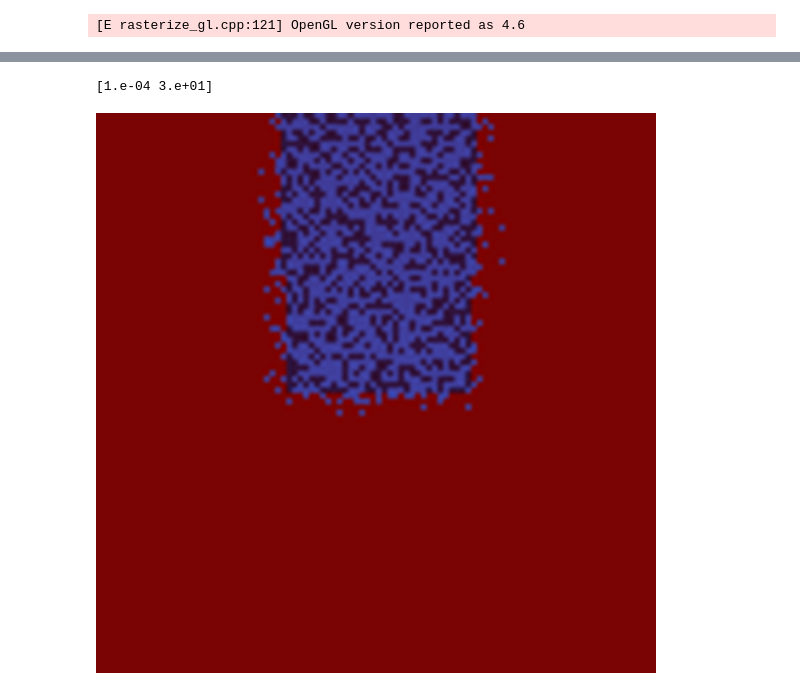
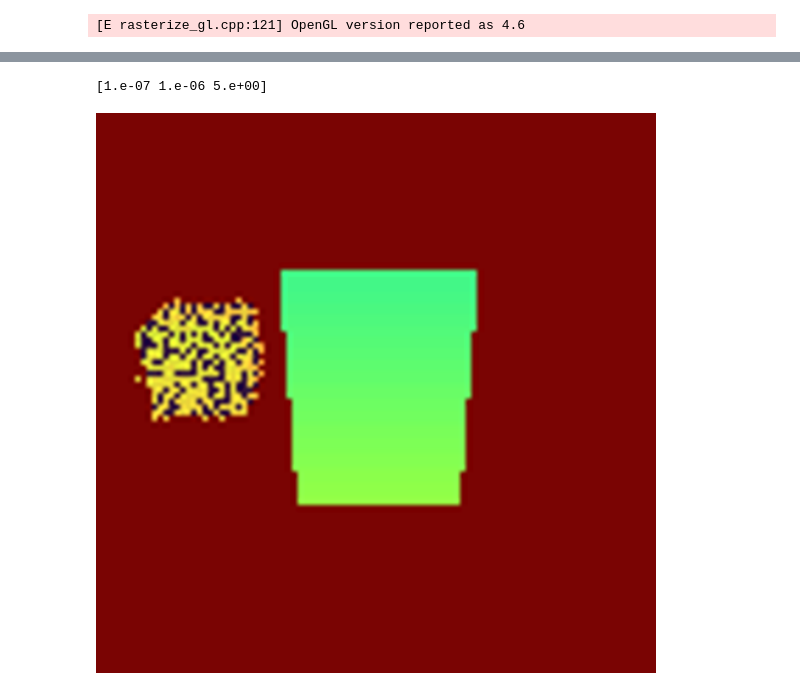
Before and after one commit to probcomp/bayes3d, a Jupyter notebook: experiments/tabletop/posterior_uncertainty.ipynb, the cells around one changed output, grey strips where cells are left out. Saved outputs shown, nothing was run; the diff lists cells and outputs as text; code cells hidden in the pictures.

```diff
--- a/experiments/tabletop/posterior_uncertainty.ipynb
+++ b/experiments/tabletop/posterior_uncertainty.ipynb
@@ -8,13 +8,16 @@ import trimesh
 import copy
 import open3d as o3d
 from tqdm import tqdm
+import matplotlib.pyplot as plt
+from PIL import Image
+import io
 
 intrinsics = j.Intrinsics(
     height=100,
     width=100,
     fx=100.0, fy=100.0,
     cx=50.0, cy=50.0,
-    near=1.0, far=5000.0
+    near=1.0, far=500.0
 )
 # %% [output]
 Jupyter environment detected. Enabling Open3D WebVisualizer.
@@ -37,17 +40,17 @@ table_mesh = j.mesh.make_table_mesh(
 table_dims = j.utils.aabb(table_mesh.vertices)[0]
 table_pose = j.t3d.inverse_pose(
     j.t3d.transform_from_pos_target_up(
-        jnp.array([0.0, 300.0, 50.0]),
+        jnp.array([0.0, 300.0, 150.0]),
         jnp.array([0.0, 0.0, 0.0]),
         jnp.array([0.0, 0.0, 1.0]),
     )
 )
 contact_plane = table_pose @ j.scene_graph.contact_planes(table_dims)[2]
 # %%
-occluder = j.mesh.make_cuboid_mesh(jnp.array([0.1, 100.0, 200.0]))
-obj_a = j.mesh.make_cuboid_mesh(jnp.array([0.2, 70.0, 50.0]))
-obj_b = j.mesh.make_cuboid_mesh(jnp.array([0.2, 50.0, 50.0]))
-obj_c = j.mesh.make_cuboid_mesh(jnp.array([0.2, 90.0, 50.0]))
+occluder = j.mesh.make_cuboid_mesh(jnp.array([10.0, 70.0, 100.0]))
+obj_a = j.mesh.make_cuboid_mesh(jnp.array([50.0, 50.0, 50.0]))
+obj_b = j.mesh.make_cuboid_mesh(jnp.array([50.0, 40.0, 50.0]))
+obj_c = j.mesh.make_cuboid_mesh(jnp.array([50.0, 30.0, 50.0]))
 renderer = j.Renderer(intrinsics, num_layers=1024)
 renderer.add_mesh(occluder)
 renderer.add_mesh(obj_a)
@@ -272,21 +394,21 @@ viz1
 # %%
-# R = jnp.array([0.0000001, 0.000001, 30.0])
+R = jnp.array([0.0000001, 0.000001, 5.0])
 reconstruction = renderer.render_multiobject(
     object_poses, object_ids
 )
 
 # reconstruction = observed_point_cloud_image
 rendered_seg = reconstruction[:,:,3]
 j.get_depth_image(reconstruction[:,:,2])
 r_array = R
 print(r_array, )
 r = r_array[jnp.abs(rendered_seg[..., None] - jnp.arange(len(r_array))).argmin(-1)]
 key = jax.random.PRNGKey(10)
 noisy_point_cloud_image = jax.random.multivariate_normal(
     key, reconstruction[:,:,:3], (jnp.eye(3)[None, None, :, :] * r[:,:,None,None]), shape=r.shape
 )
 img = j.render_point_cloud(noisy_point_cloud_image.reshape(-1,3), intrinsics)
 j.scale_image(j.get_depth_image(img[:,:,2]),10)
 # %% [output]
-[1.e-04 3.e+01]
+[1.e-07 1.e-06 5.e+00]
-[figure, old version]
+[figure, new version]
```
Also changed, not shown: parts of 11 cells of this notebook, 5 other files.
